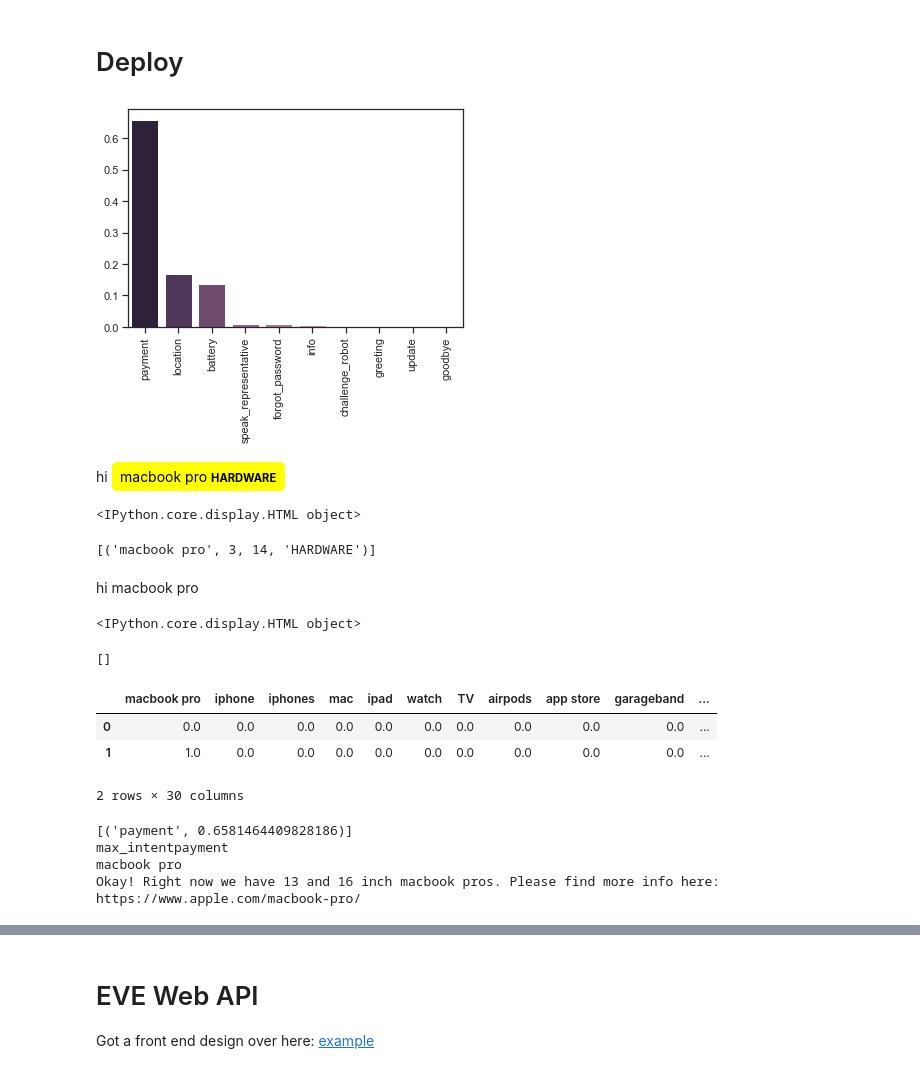
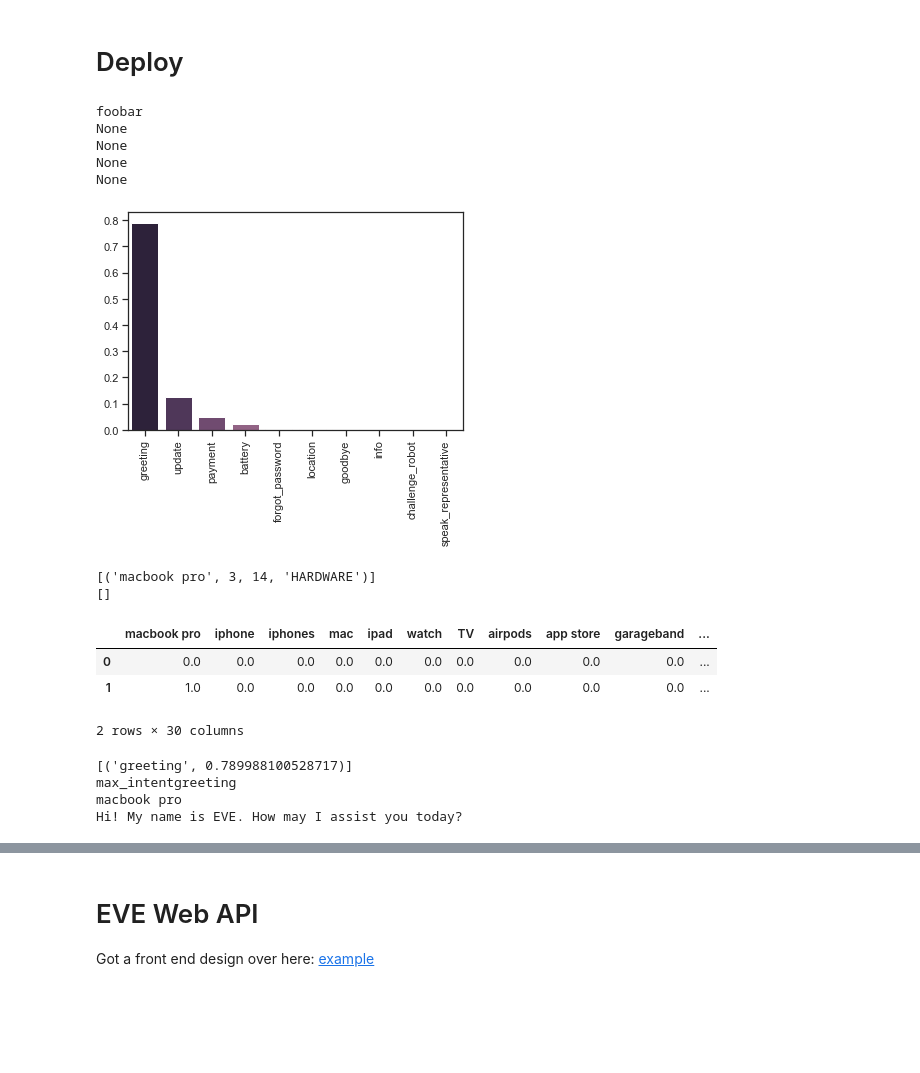
Before and after one commit to mtaruno/eve-bot, a Jupyter notebook: 4. Eve Bot.ipynb, the cells around one changed output, grey strips where cells are left out. Drawn from its saved outputs; the diff is of its cells as text; code cells hidden in the pictures; blank space fills up the shorter version.

```diff
--- a/4. Eve Bot.ipynb
+++ b/4. Eve Bot.ipynb
@@ -318,0 +311,3 @@ string_text, conf_dict = infer_intent("need info")
+# %%
+string_text, conf_dict = infer_intent("goodbye")
+conf_dict
@@ -319,2 +325,35 @@ string_text, conf_dict = infer_intent("need info")
 # %% [markdown]
 # Deploy
+# %%
+# Wrapper function to ensure it only runs once
+def run_once(f):
+    def wrapper(*args, **kwargs):
+        if not wrapper.has_run:
+            wrapper.has_run = True
+            return f(*args, **kwargs)
+    wrapper.has_run = False
+    return wrapper
+
+@run_once
+def my_function(foo, bar):
+    return foo + bar
+
+# Equivalent to
+# action = run_once(my_function)
+
+# Test
+for i in range(5):
+    print(my_function('foo','bar'))
+
+# If I want to run twice
+action = run_once(my_function)
+action() # run once the first time
+
+action.has_run = False
+action() # run once the second time
+# %% [output]
+foobar
+None
+None
+None
+None
@@ -321,3 +366,7 @@ string_text, conf_dict = infer_intent("need info")
+# %%
+# Initializing dialogue history
+columns = entities["hardware"] + entities["apps"] + list(conf_dict.keys())
+history_df = pd.DataFrame(dict(zip(columns, np.zeros(len(columns)))), index=[0])
 # %%
 def main():
     a = Actions()
@@ -325,9 +374,6 @@ def main():
     user_input = 'hi macbook pro'# input("Tell EVE something!")
     intents, hardware, app = initialize(user_input)
     user_input, prediction = intents
-    # Initializing dialogue history
-    columns = entities["hardware"] + entities["apps"] + list(prediction.keys())
-    history_df = pd.DataFrame(dict(zip(columns, np.zeros(len(columns)))), index=[0])
 
     # Converting to dialogue history entry, then appending it to a dataframe
     history_df = history_df.append(to_row(prediction, hardware, app), ignore_index = True)
@@ -340,7 +386,7 @@ def main():
     entity = extracted_entities[0]
 
     if max_intent == 'greeting':
-        print(a.greeting())
+        print(a.utter_greet())
     elif max_intent == 'info':
         print(a.info())
     elif max_intent == 'update':
@@ -422,50 +468,46 @@ def initialize(user_input):
     intents = infer_intent(user_input)
     # Further unpacking
     user_input, pred = intents
     pred = {k: round(float(v), 3) for k, v in pred.items()}
 
     # Visualizing intent classification
     g = sns.barplot(
         list(pred.keys()),
         list(pred.values()),
         palette=sns.cubehelix_palette(8, reverse=True),
     )
     g.set_xticklabels(g.get_xticklabels(), rotation=90)
     plt.show()
 
     # NER
-    hardware = extract_hardware(user_input, visualize=True)
+    hardware = extract_hardware(user_input)
     print(hardware)
 
-    app = extract_app(user_input, visualize=True)
+    app = extract_app(user_input)
     print(app)
 
     if hardware == []:
         hardware = 'none'
 
     if app == []:
         app = 'none'
 
     return (intents, hardware, app)
 
 if __name__ == "__main__":
     main()
 # %% [output]
-[figure, old version]
+[figure, new version]
-hi macbook pro HARDWARE
-<IPython.core.display.HTML object>
+[('macbook pro', 3, 14, 'HARDWARE')]
+[]
+|  | macbook pro | iphone | iphones | mac | ipad | watch | TV | airpods | app store | garageband | ... |
+| 0 | 0.0 | 0.0 | 0.0 | 0.0 | 0.0 | 0.0 | 0.0 | 0.0 | 0.0 | 0.0 | ... |
+| 1 | 1.0 | 0.0 | 0.0 | 0.0 | 0.0 | 0.0 | 0.0 | 0.0 | 0.0 | 0.0 | ... |
-[('macbook pro', 3, 14, 'HARDWARE')]
+2 rows × 30 columns
-hi macbook pro
-<IPython.core.display.HTML object>
+[('greeting', 0.789988100528717)]
+max_intentgreeting
+macbook pro
+Hi! My name is EVE. How may I assist you today?
-[]
-|  | macbook pro | iphone | iphones | mac | ipad | watch | TV | airpods | app store | garageband | ... |
-| 0 | 0.0 | 0.0 | 0.0 | 0.0 | 0.0 | 0.0 | 0.0 | 0.0 | 0.0 | 0.0 | ... |
-| 1 | 1.0 | 0.0 | 0.0 | 0.0 | 0.0 | 0.0 | 0.0 | 0.0 | 0.0 | 0.0 | ... |
-2 rows × 30 columns
-[('payment', 0.6581464409828186)]
-max_intentpayment
-macbook pro
-Okay! Right now we have 13 and 16 inch macbook pros. Please find more info here: https://www.apple.com/macbook-pro/
 # %%
 dir(Actions)
 # %% [output]
```
Also changed, not shown: parts of 5 cells of this notebook, 12 other files.
